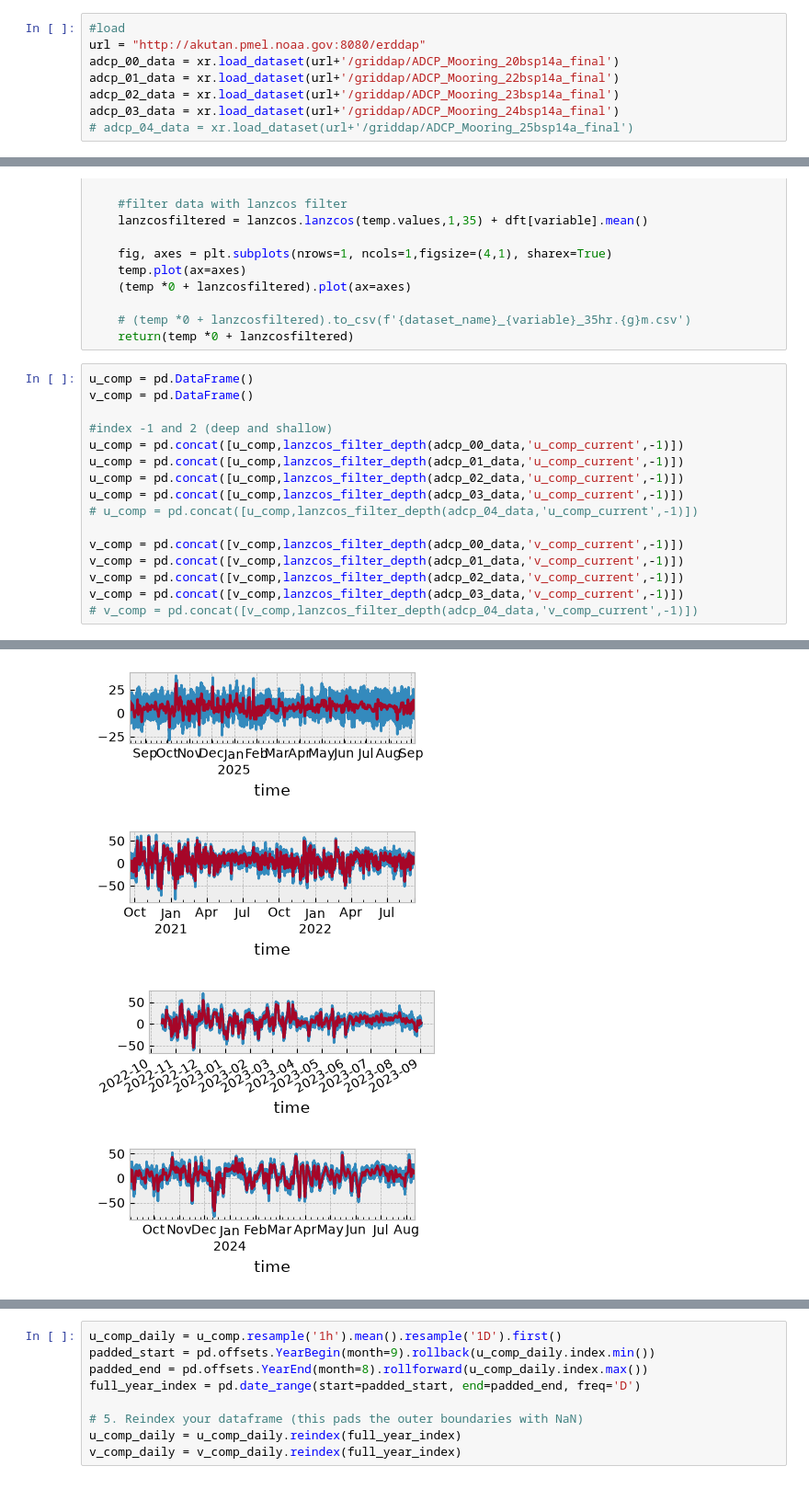
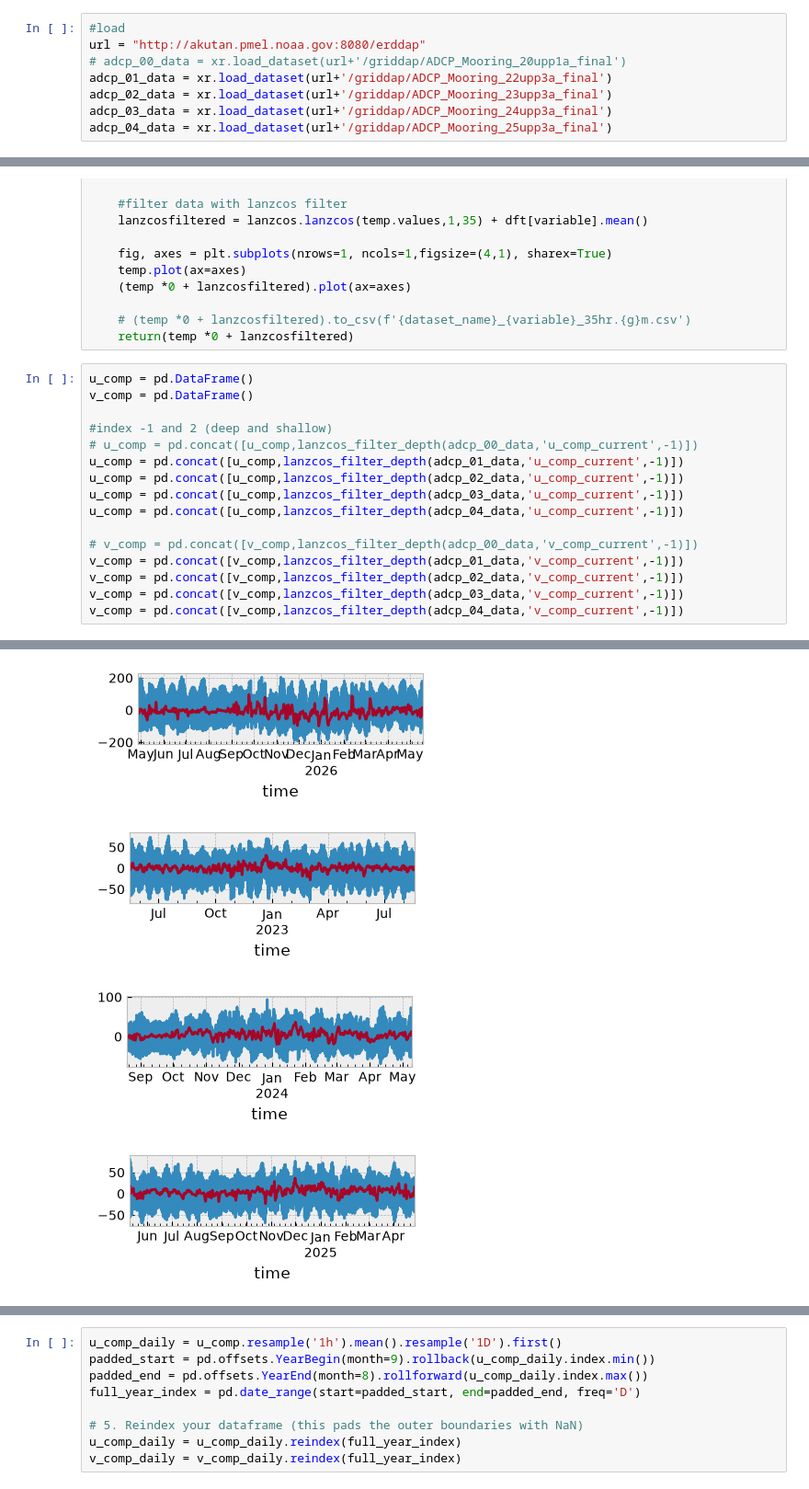
Before and after one commit to NOAA-PMEL/EcoFOCI_FieldOps_Documentation, a Jupyter notebook: DataProcessingDocumentation/2. EcoFOCI_DataProcesssing_Records/Utilities/Tools for Exploring/ADCP_Plots.ipynb, the cells around one changed output, grey strips where cells are left out. Shown at 92% size. Cells and saved outputs as stored; diff of their text form.

```diff
--- a/DataProcessingDocumentation/2. EcoFOCI_DataProcesssing_Records/Utilities/Tools for Exploring/ADCP_Plots.ipynb
+++ b/DataProcessingDocumentation/2. EcoFOCI_DataProcesssing_Records/Utilities/Tools for Exploring/ADCP_Plots.ipynb
@@ -17,11 +17,11 @@ import matplotlib.ticker as ticker
 # %%
 #load
 url = "http://akutan.pmel.noaa.gov:8080/erddap"
-adcp_00_data = xr.load_dataset(url+'/griddap/ADCP_Mooring_20bsp14a_final')
-adcp_01_data = xr.load_dataset(url+'/griddap/ADCP_Mooring_22bsp14a_final')
-adcp_02_data = xr.load_dataset(url+'/griddap/ADCP_Mooring_23bsp14a_final')
-adcp_03_data = xr.load_dataset(url+'/griddap/ADCP_Mooring_24bsp14a_final')
-# adcp_04_data = xr.load_dataset(url+'/griddap/ADCP_Mooring_25bsp14a_final')
+# adcp_00_data = xr.load_dataset(url+'/griddap/ADCP_Mooring_20upp1a_final')
+adcp_01_data = xr.load_dataset(url+'/griddap/ADCP_Mooring_22upp3a_final')
+adcp_02_data = xr.load_dataset(url+'/griddap/ADCP_Mooring_23upp3a_final')
+adcp_03_data = xr.load_dataset(url+'/griddap/ADCP_Mooring_24upp3a_final')
+adcp_04_data = xr.load_dataset(url+'/griddap/ADCP_Mooring_25upp3a_final')
 # %%
 #plots
 """
@@ -248,15 +248,15 @@ u_comp = pd.DataFrame()
 v_comp = pd.DataFrame()
 
 #index -1 and 2 (deep and shallow)
-u_comp = pd.concat([u_comp,lanzcos_filter_depth(adcp_00_data,'u_comp_current',-1)])
+# u_comp = pd.concat([u_comp,lanzcos_filter_depth(adcp_00_data,'u_comp_current',-1)])
 u_comp = pd.concat([u_comp,lanzcos_filter_depth(adcp_01_data,'u_comp_current',-1)])
 u_comp = pd.concat([u_comp,lanzcos_filter_depth(adcp_02_data,'u_comp_current',-1)])
 u_comp = pd.concat([u_comp,lanzcos_filter_depth(adcp_03_data,'u_comp_current',-1)])
-# u_comp = pd.concat([u_comp,lanzcos_filter_depth(adcp_04_data,'u_comp_current',-1)])
+u_comp = pd.concat([u_comp,lanzcos_filter_depth(adcp_04_data,'u_comp_current',-1)])
 
-v_comp = pd.concat([v_comp,lanzcos_filter_depth(adcp_00_data,'v_comp_current',-1)])
+# v_comp = pd.concat([v_comp,lanzcos_filter_depth(adcp_00_data,'v_comp_current',-1)])
 v_comp = pd.concat([v_comp,lanzcos_filter_depth(adcp_01_data,'v_comp_current',-1)])
 v_comp = pd.concat([v_comp,lanzcos_filter_depth(adcp_02_data,'v_comp_current',-1)])
 v_comp = pd.concat([v_comp,lanzcos_filter_depth(adcp_03_data,'v_comp_current',-1)])
-# v_comp = pd.concat([v_comp,lanzcos_filter_depth(adcp_04_data,'v_comp_current',-1)])
+v_comp = pd.concat([v_comp,lanzcos_filter_depth(adcp_04_data,'v_comp_current',-1)])
 # %% [output]
@@ -274,4 +274,4 @@ v_comp = pd.concat([v_comp,lanzcos_filter_depth(adcp_03_data,'v_comp_current',-1
-[figure, old version]
+[figure, new version]
-[figure, old version]
+[figure, new version]
-[figure, old version]
+[figure, new version]
-[figure, old version]
+[figure, new version]
```
Also changed, not shown: parts of 6 cells of this notebook, 16 other files.
